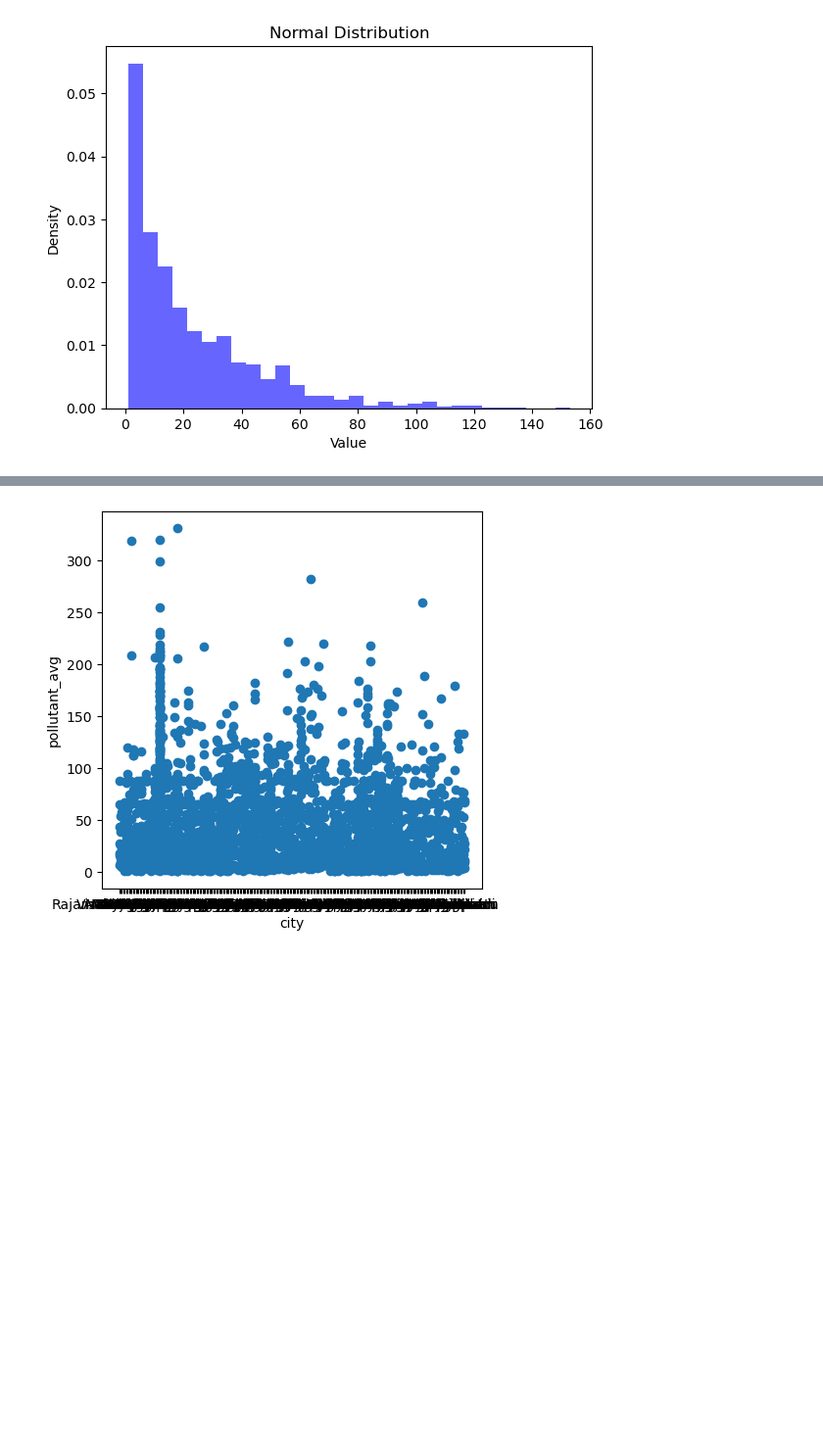
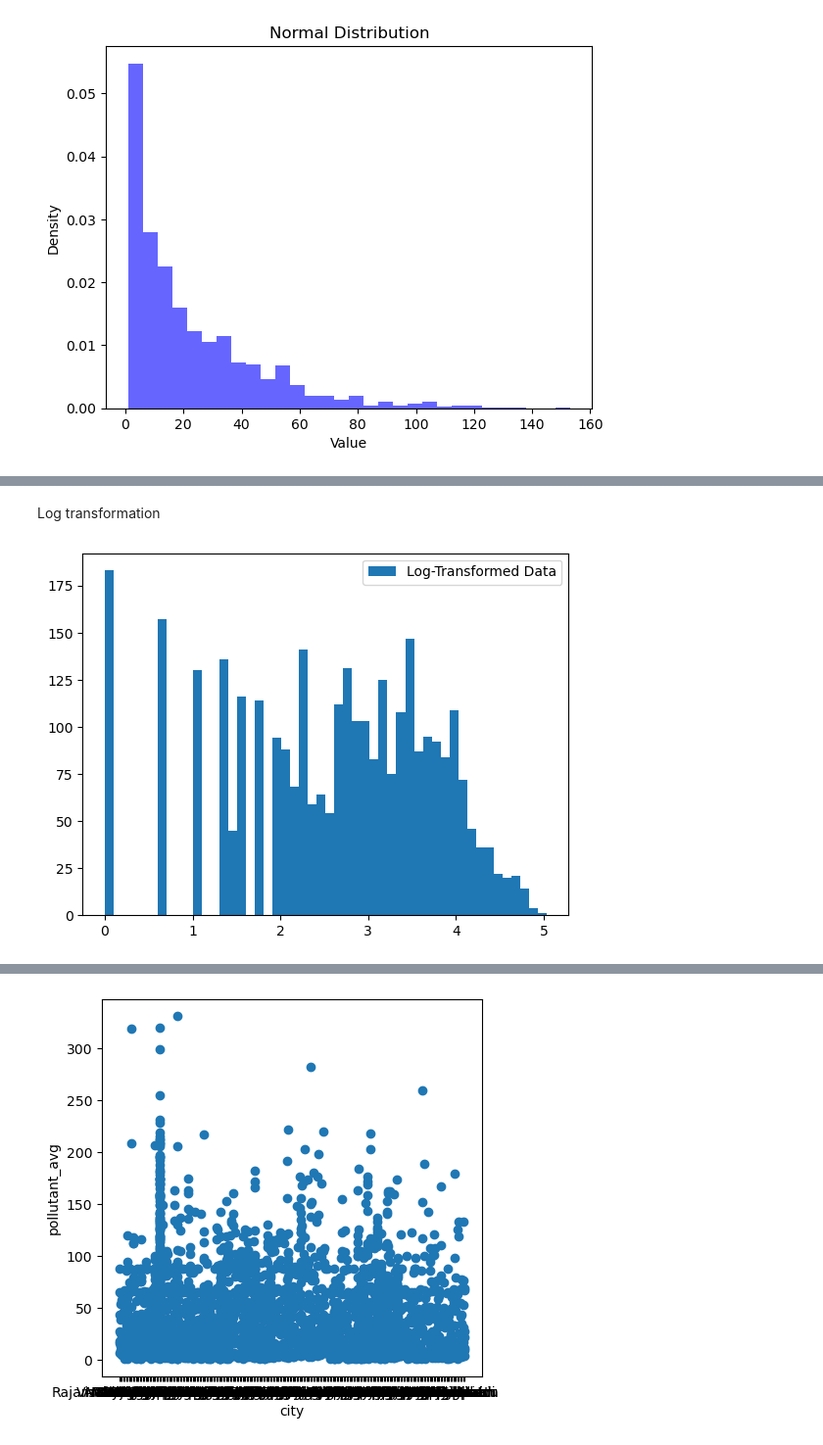
Before and after one commit to Nzx03/EDA-portfolio, a Jupyter notebook: eda.ipynb, the cells around one changed output, grey strips where cells are left out. Shown at 98% size. Drawn from its saved outputs; the diff is of its cells as text; code cells hidden in the pictures; blank space fills up the shorter version.

```diff
--- a/eda.ipynb
+++ b/eda.ipynb
@@ -471,0 +488,11 @@ plt.show()
+# %% [markdown]
+Log transformation
+# %%
+log_data = np.log(df_imputed["pollutant_min"])
+
+
+plt.hist(log_data, bins=50, label='Log-Transformed Data')
+plt.legend()
+plt.show()
+# %% [output]
+[figure, added]
```
Also changed, not shown: parts of 23 cells of this notebook.
